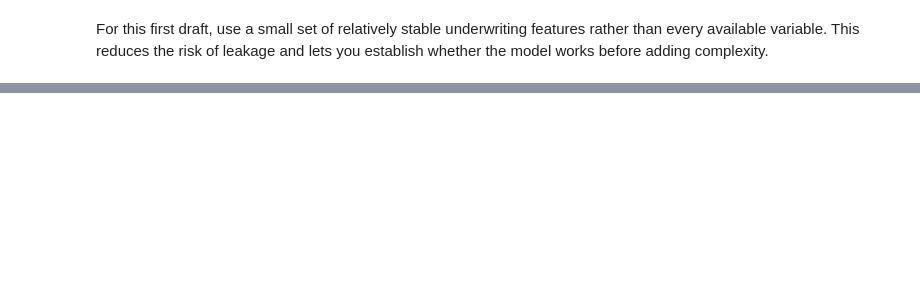
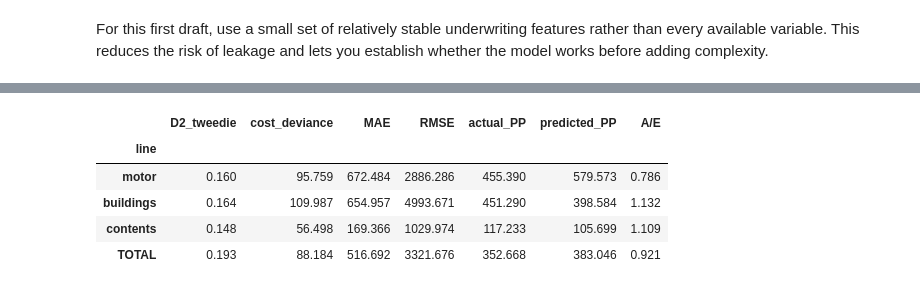
Before and after one commit to sarah-gui/Hackathon2026, a Jupyter notebook: analysis.ipynb, the cells around one changed output, grey strips where cells are left out. Cells and saved outputs as stored; diff of their text form; code cells hidden in the pictures; blank space fills up the shorter version.

```diff
--- a/analysis.ipynb
+++ b/analysis.ipynb
@@ -1511,0 +1492,14 @@ display(submission.head())
+# %%
+def parameter_grid(grid):
+    keys = list(grid)
+
+    for values in product(*(grid[k] for k in keys)):
+        yield dict(zip(keys, values))
+
+
+def model_configs(task):
+    for algorithm in ACTIVE_MODELS[task]:
+        for params in parameter_grid(
+            MODEL_GRIDS[task][algorithm]
+        ):
+            yield algorithm, params
@@ -1511,0 +1621,69 @@ display(submission.head())
+# %%
+
+# Generate fresh predictions from the fitted models
+valid_predictions = {
+    line: predict_pair(
+        models[line],
+        valid_split[line],
+        features[line]
+    )
+    for line in LINES
+}
+
+# Check row alignment
+for line in LINES:
+    assert np.array_equal(
+        valid_split[line]["row_id"].to_numpy(),
+        valid_predictions[line]["row_id"].to_numpy()
+    )
+
+
+# Evaluate individual lines
+validation_results = []
+
+for line in LINES:
+    metrics = evaluate_pair(
+        valid_split[line],
+        valid_predictions[line]
+    )
+
+    validation_results.append({
+        "line": line,
+        **metrics
+    })
+
+# Combine actual and predicted costs across all lines
+all_actual = pd.concat(
+    [valid_split[line] for line in LINES],
+    ignore_index=True
+)
+
+all_predictions = pd.concat(
+    [valid_predictions[line] for line in LINES],
+    ignore_index=True
+)
+
+# Evaluate entire portfolio
+total_metrics = evaluate_pair(
+    all_actual,
+    all_predictions
+)
+
+validation_results.append({
+    "line": "TOTAL",
+    **total_metrics
+})
+
+validation_results = (
+    pd.DataFrame(validation_results)
+    .set_index("line")
+)
+
+display(validation_results.round(3))
+# %% [output]
+|  | D2_tweedie | cost_deviance | MAE | RMSE | actual_PP | predicted_PP | A/E |
+| line |  |  |  |  |  |  |  |
+| motor | 0.160 | 95.759 | 672.484 | 2886.286 | 455.390 | 579.573 | 0.786 |
+| buildings | 0.164 | 109.987 | 654.957 | 4993.671 | 451.290 | 398.584 | 1.132 |
+| contents | 0.148 | 56.498 | 169.366 | 1029.974 | 117.233 | 105.699 | 1.109 |
+| TOTAL | 0.193 | 88.184 | 516.692 | 3321.676 | 352.668 | 383.046 | 0.921 |
```
Also changed, not shown: parts of 49 cells of this notebook.
